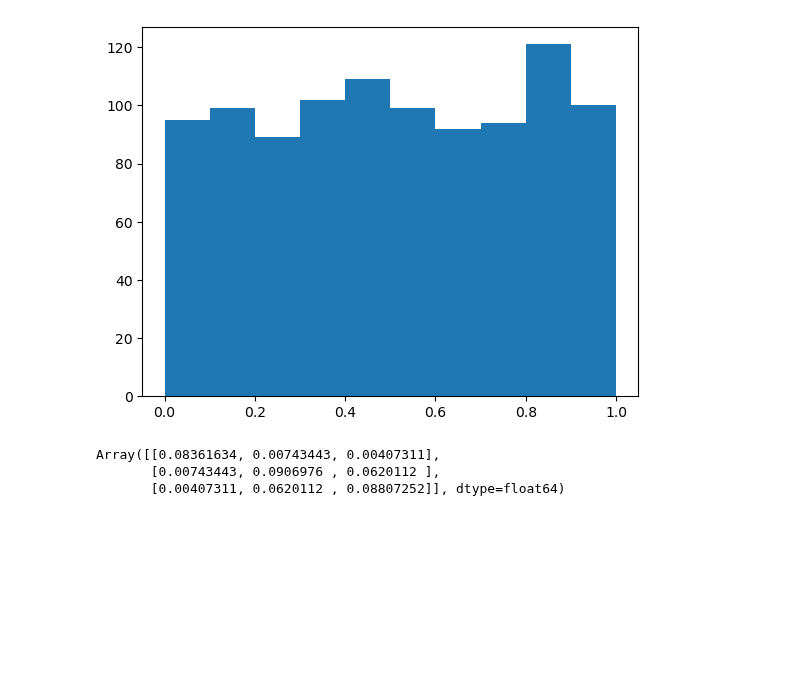
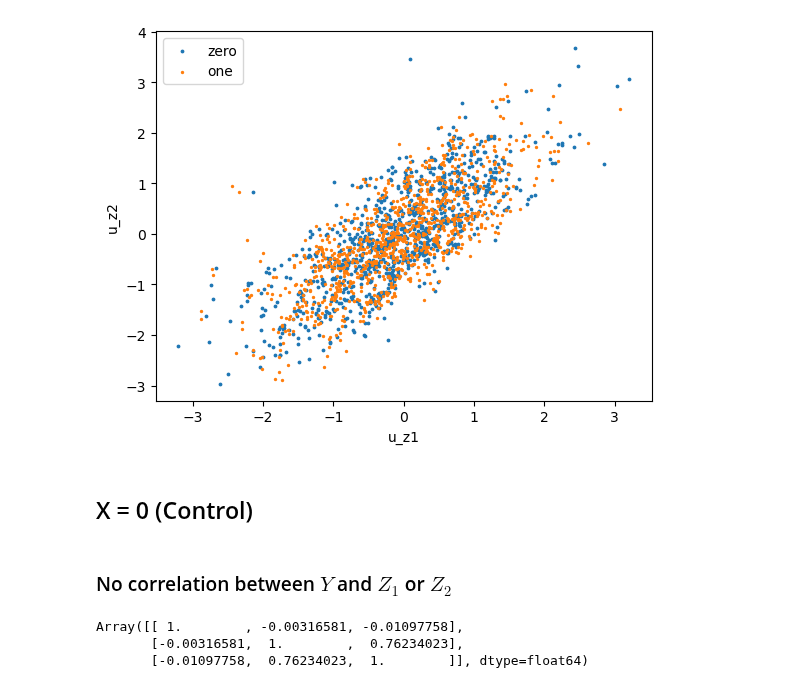
Before and after one commit to llaurabatt/frugal-flows, a Jupyter notebook: proof_of_concept.ipynb, the cells around one changed output. Drawn from its saved outputs; the diff is of its cells as text; code cells hidden in the pictures; blank space fills up the shorter version.

```diff
--- a/proof_of_concept.ipynb
+++ b/proof_of_concept.ipynb
@@ -118 +116,12 @@ plt.show()
+# %%
+plt.scatter(*frugal_flow_samples_0[:,1:].T, label="zero", s=3)
+plt.scatter(*frugal_flow_samples_1[:,1:].T, label="one", s=2)
+plt.xlabel('u_z1')
+plt.ylabel('u_z2')
+plt.legend()
+plt.show()
+# %% [output]
+[figure, added]
+# %% [markdown]
+## X = 0 (Control)
 # %%
@@ -127,16 +136,14 @@ uni_minus1_plus1 = jax.vmap(frugal_flow.bijection.bijections[0].tree.transform)(
 corruni_minus1_plus1 = jax.vmap(frugal_flow.bijection.bijections[1].transform)(uni_minus1_plus1, flow_fake_condition)
 corruni_standard = jax.vmap(frugal_flow.bijection.bijections[2].tree.transform)(corruni_minus1_plus1, flow_fake_condition)
 us = corruni_standard
-# %%
-plt.hist(u_y);
-# %% [output]
-[figure, removed]
+# %% [markdown]
+### No correlation between $Y$ and $Z_1$ or $Z_2$
 # %%
-jnp.cov(us.T)
+jnp.corrcoef(jax.scipy.special.ndtri(us).T)
 # %% [output]
-Array([[0.08361634, 0.00743443, 0.00407311],
-       [0.00743443, 0.0906976 , 0.0620112 ],
-       [0.00407311, 0.0620112 , 0.08807252]], dtype=float64)
+Array([[ 1.        , -0.00316581, -0.01097758],
+       [-0.00316581,  1.        ,  0.76234023],
+       [-0.01097758,  0.76234023,  1.        ]], dtype=float64)
 # %%
 plt.scatter(*frugal_flow_samples_0[:,1:].T, label="zero", s=3)
 plt.scatter(*frugal_flow_samples_1[:,1:].T, label="one", s=2)
```
Also changed, not shown: parts of 36 cells of this notebook, 5 other files.
